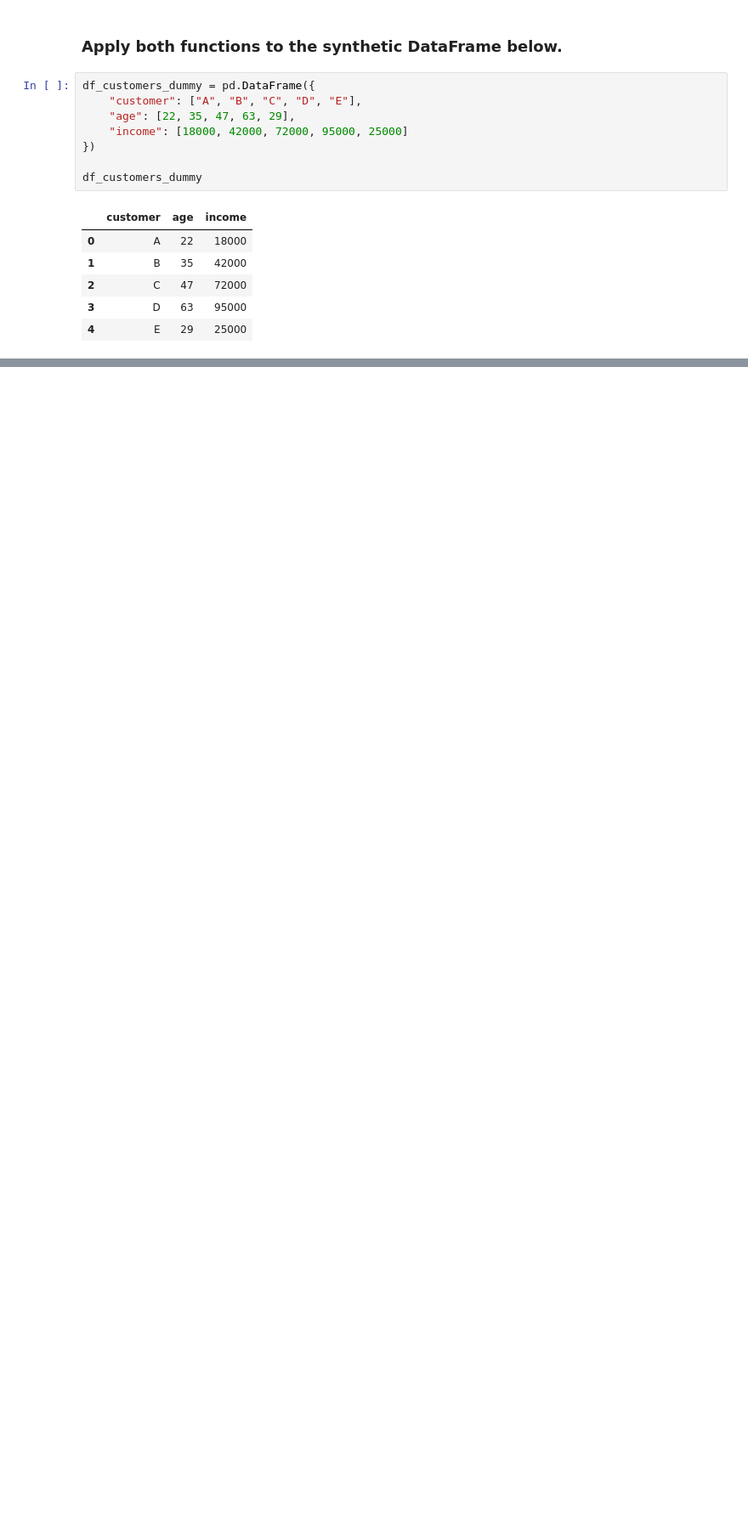
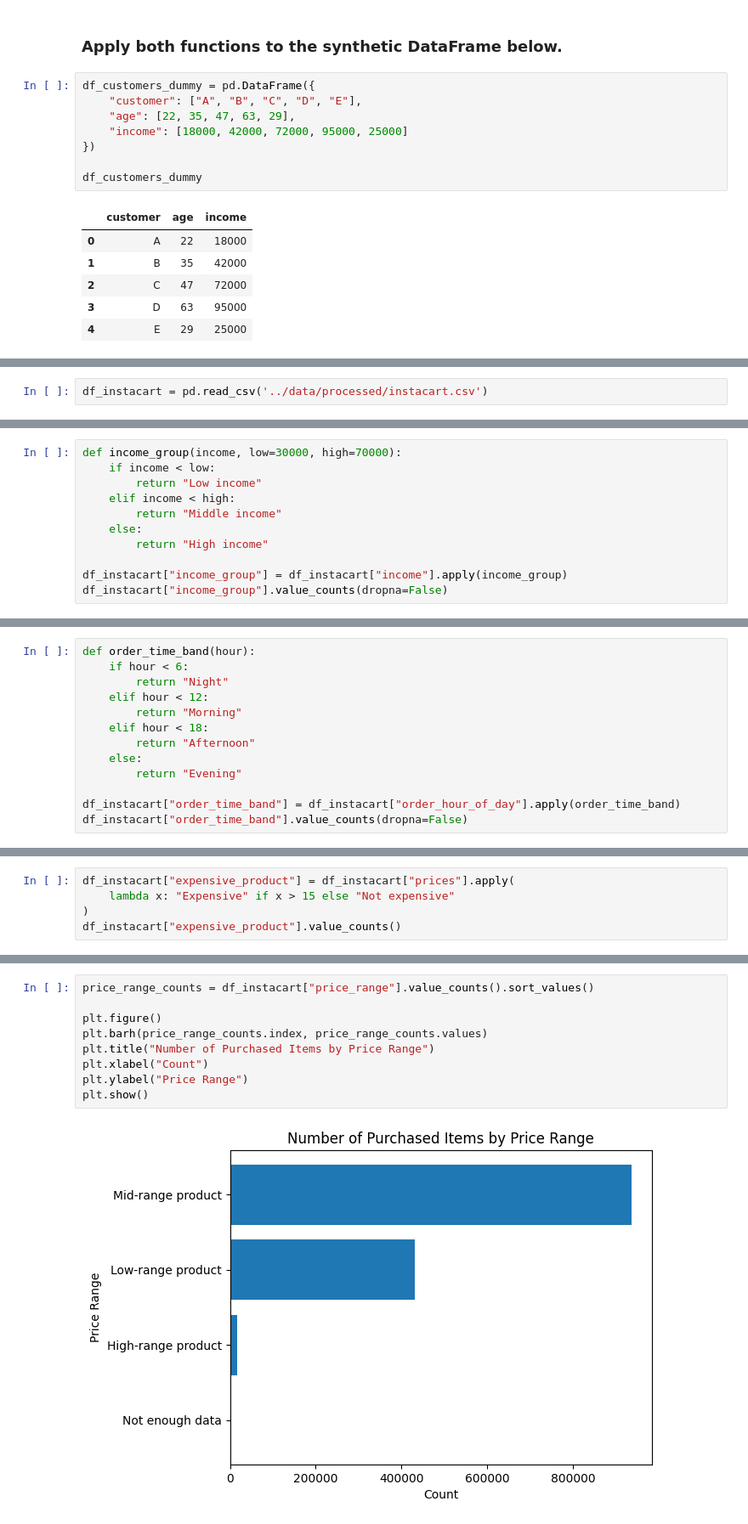
Before and after one commit to nnaneas/data-analytics-with-python, a Jupyter notebook: notebook/07_instacart_analysis.ipynb, the cells around one changed output, grey strips where cells are left out. Shown at 85% size. Cells and saved outputs as stored; diff of their text form; blank space fills up the shorter version.

Commit message:
some functions and charts

```diff
--- a/notebook/07_instacart_analysis.ipynb
+++ b/notebook/07_instacart_analysis.ipynb
@@ -251,0 +256,2 @@ df_customers_dummy
+# %%
+df_instacart = pd.read_csv('../data/processed/instacart.csv')
@@ -251,0 +323,11 @@ df_customers_dummy
+# %%
+def income_group(income, low=30000, high=70000):
+    if income < low:
+        return "Low income"
+    elif income < high:
+        return "Middle income"
+    else:
+        return "High income"
+
+df_instacart["income_group"] = df_instacart["income"].apply(income_group)
+df_instacart["income_group"].value_counts(dropna=False)
@@ -251,0 +340,13 @@ df_customers_dummy
+# %%
+def order_time_band(hour):
+    if hour < 6:
+        return "Night"
+    elif hour < 12:
+        return "Morning"
+    elif hour < 18:
+        return "Afternoon"
+    else:
+        return "Evening"
+
+df_instacart["order_time_band"] = df_instacart["order_hour_of_day"].apply(order_time_band)
+df_instacart["order_time_band"].value_counts(dropna=False)
@@ -251,0 +360,5 @@ df_customers_dummy
+# %%
+df_instacart["expensive_product"] = df_instacart["prices"].apply(
+    lambda x: "Expensive" if x > 15 else "Not expensive"
+)
+df_instacart["expensive_product"].value_counts()
@@ -251,0 +381,11 @@ df_customers_dummy
+# %%
+price_range_counts = df_instacart["price_range"].value_counts().sort_values()
+
+plt.figure()
+plt.barh(price_range_counts.index, price_range_counts.values)
+plt.title("Number of Purchased Items by Price Range")
+plt.xlabel("Count")
+plt.ylabel("Price Range")
+plt.show()
+# %% [output]
+[figure, added]
```
Also changed, not shown: parts of 17 cells of this notebook.
